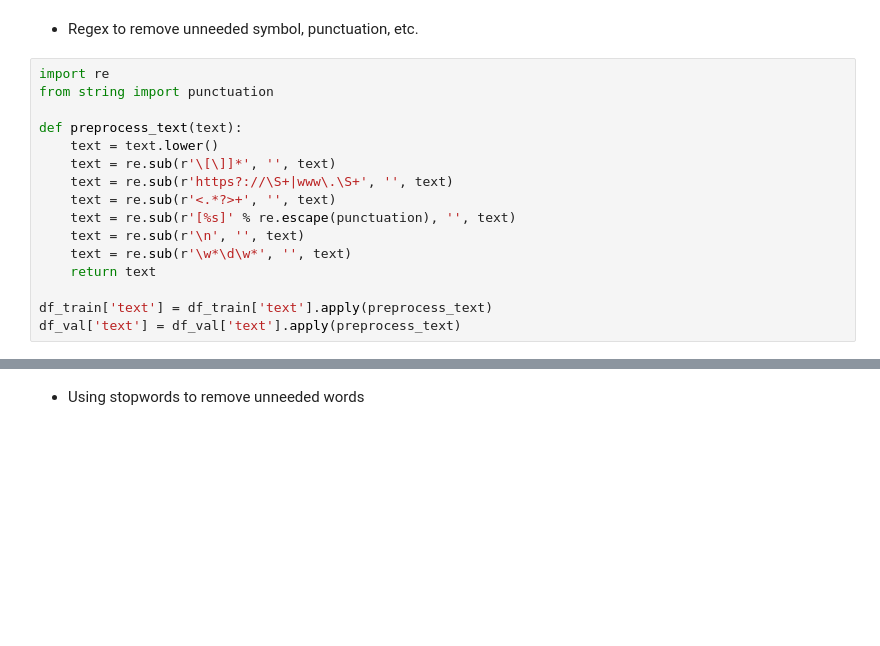
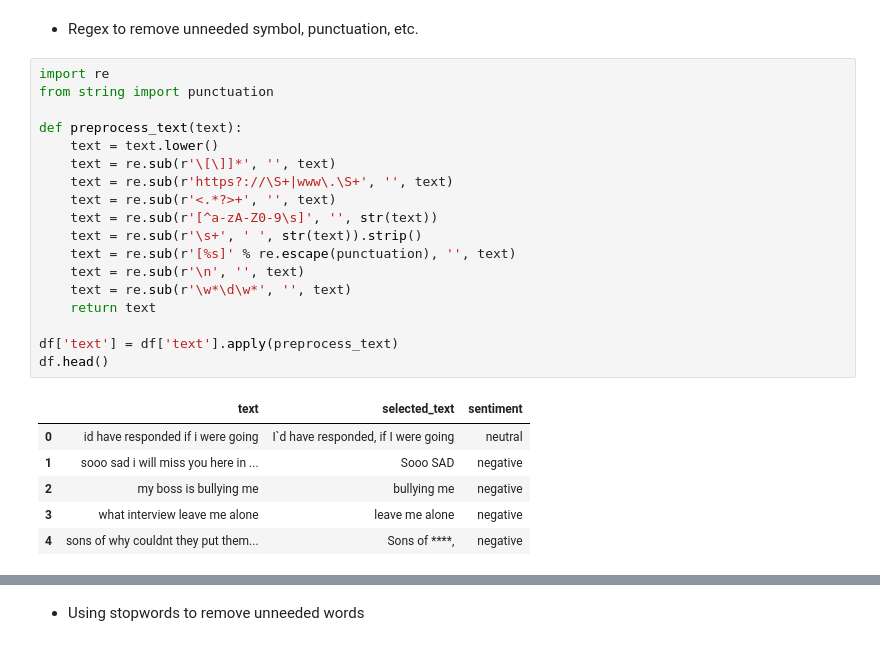
Before and after one commit to williamtheodoruswijaya/sentiment-analysis, a Jupyter notebook: artificial-intelligence/sentiment_analysis/notebook/notebook.ipynb, the cells around one changed output, grey strips where cells are left out. Cells and saved outputs as stored; diff of their text form; blank space fills up the shorter version.

Commit message:
Refactor data preprocessing pipeline to improve scalability and maintainability

```diff
--- a/artificial-intelligence/sentiment_analysis/notebook/notebook.ipynb
+++ b/artificial-intelligence/sentiment_analysis/notebook/notebook.ipynb
@@ -97,16 +108,25 @@ df_val.head()
 # %%
 import re
 from string import punctuation
 
 def preprocess_text(text):
     text = text.lower()
     text = re.sub(r'\[\]]*', '', text)
     text = re.sub(r'https?://\S+|www\.\S+', '', text)
     text = re.sub(r'<.*?>+', '', text)
+    text = re.sub(r'[^a-zA-Z0-9\s]', '', str(text))
+    text = re.sub(r'\s+', ' ', str(text)).strip()
     text = re.sub(r'[%s]' % re.escape(punctuation), '', text)
     text = re.sub(r'\n', '', text)
     text = re.sub(r'\w*\d\w*', '', text)
     return text
 
-df_train['text'] = df_train['text'].apply(preprocess_text)
-df_val['text'] = df_val['text'].apply(preprocess_text)
+df['text'] = df['text'].apply(preprocess_text)
+df.head()
+# %% [output]
+|  | text | selected_text | sentiment |
+| 0 | id have responded if i were going | I`d have responded, if I were going | neutral |
+| 1 | sooo sad i will miss you here in ... | Sooo SAD | negative |
+| 2 | my boss is bullying me | bullying me | negative |
+| 3 | what interview leave me alone | leave me alone | negative |
+| 4 | sons of why couldnt they put them... | Sons of ****, | negative |
```
Also changed, not shown: parts of 47 cells of this notebook, 1 other file.
